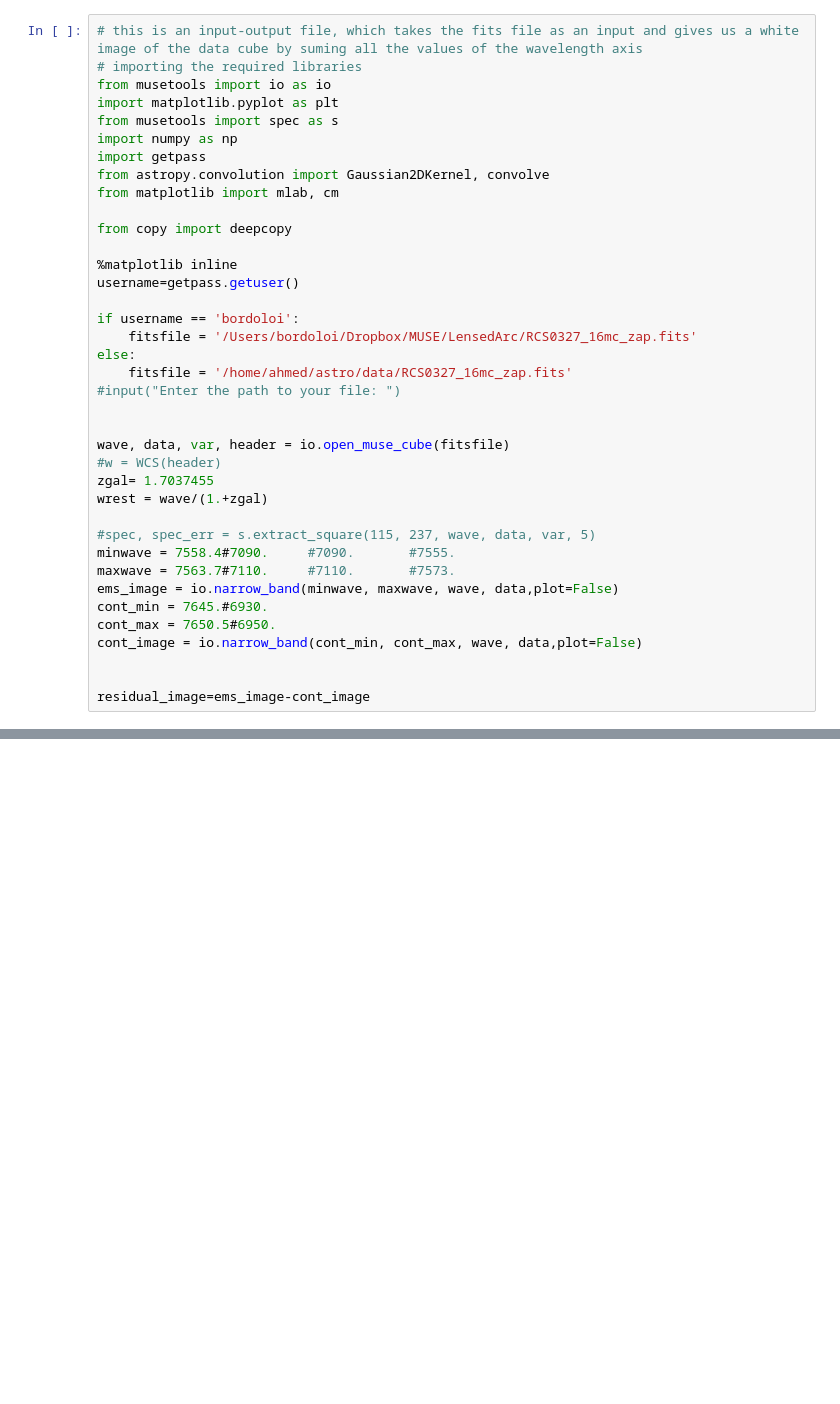
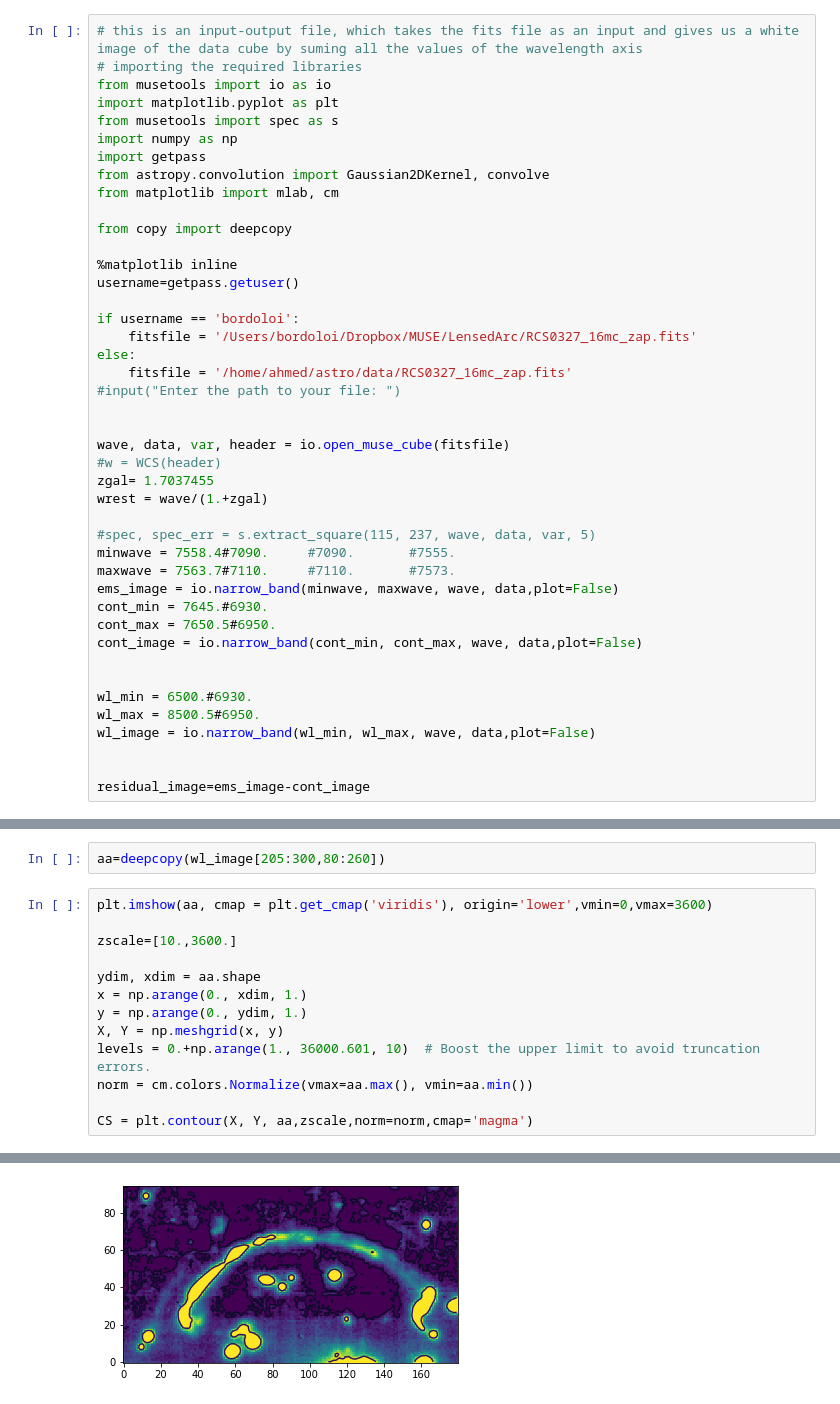
Before and after one commit to rongmon/musetools, a Jupyter notebook: src/musetools/MUSE_MgII_Emission.ipynb, the cells around one changed output, grey strips where cells are left out. Saved outputs shown, nothing was run; the diff lists cells and outputs as text; blank space fills up the shorter version.

```diff
--- a/src/musetools/MUSE_MgII_Emission.ipynb
+++ b/src/musetools/MUSE_MgII_Emission.ipynb
@@ -35,6 +35,11 @@ cont_max = 7650.5#6950.
 cont_image = io.narrow_band(cont_min, cont_max, wave, data,plot=False)
 
 
+wl_min = 6500.#6930.
+wl_max = 8500.5#6950.
+wl_image = io.narrow_band(wl_min, wl_max, wave, data,plot=False)
+
+
 residual_image=ems_image-cont_image
 # %%
 
@@ -180,0 +217,16 @@ plt.show()
+# %%
+aa=deepcopy(wl_image[205:300,80:260])
+# %%
+plt.imshow(aa, cmap = plt.get_cmap('viridis'), origin='lower',vmin=0,vmax=3600)
+
+zscale=[10.,3600.]
+
+ydim, xdim = aa.shape
+x = np.arange(0., xdim, 1.)
+y = np.arange(0., ydim, 1.)
+X, Y = np.meshgrid(x, y)
+levels = 0.+np.arange(1., 36000.601, 10)  # Boost the upper limit to avoid truncation errors.
+norm = cm.colors.Normalize(vmax=aa.max(), vmin=aa.min())
+
+CS = plt.contour(X, Y, aa,zscale,norm=norm,cmap='magma')
+# %% [output]
@@ -180,0 +237 @@ plt.show()
+[figure, added]
```
Also changed, not shown: parts of 14 cells of this notebook.
